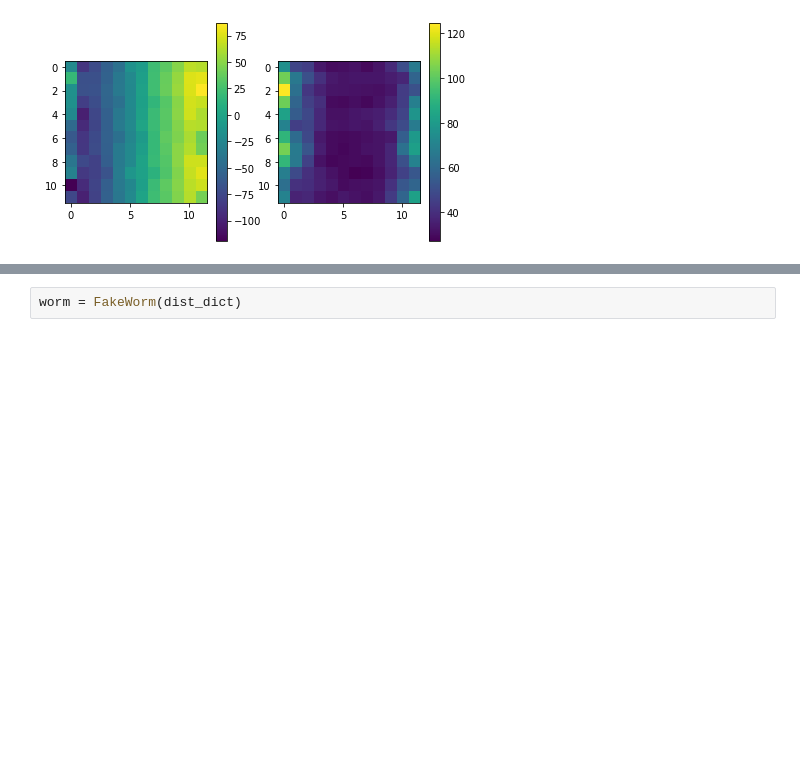
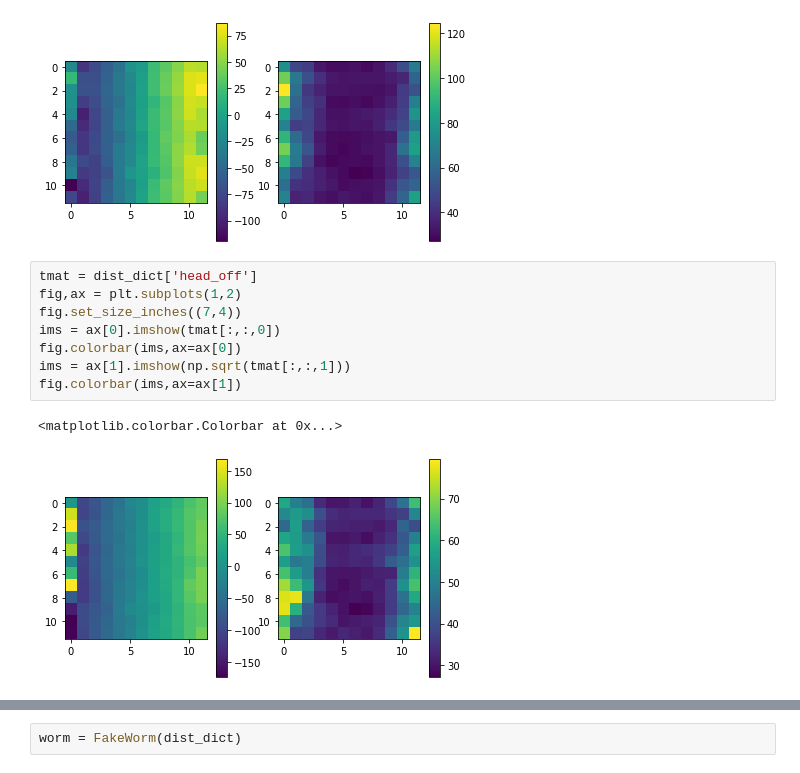
Before and after one commit to ccli3896/RLWorms, a Jupyter notebook: 12_01_dropoutmodel/Integration_testing.ipynb, the cells around one changed output, grey strips where cells are left out. Saved outputs shown, nothing was run; the diff lists cells and outputs as text; blank space fills up the shorter version.

```diff
--- a/12_01_dropoutmodel/Integration_testing.ipynb
+++ b/12_01_dropoutmodel/Integration_testing.ipynb
@@ -656,6 +669,17 @@ fig.colorbar(ims,ax=ax[1])
 # %% [output]
 <matplotlib.colorbar.Colorbar at 0x...>
 [figure]
+# %%
+tmat = dist_dict['head_off']
+fig,ax = plt.subplots(1,2)
+fig.set_size_inches((7,4))
+ims = ax[0].imshow(tmat[:,:,0])
+fig.colorbar(ims,ax=ax[0])
+ims = ax[1].imshow(np.sqrt(tmat[:,:,1]))
+fig.colorbar(ims,ax=ax[1])
+# %% [output]
+<matplotlib.colorbar.Colorbar at 0x...>
+[figure, added]
 # %%
 import gym
 from gym import spaces
```
Also changed, not shown: parts of 6 cells of this notebook, 8 other files.
